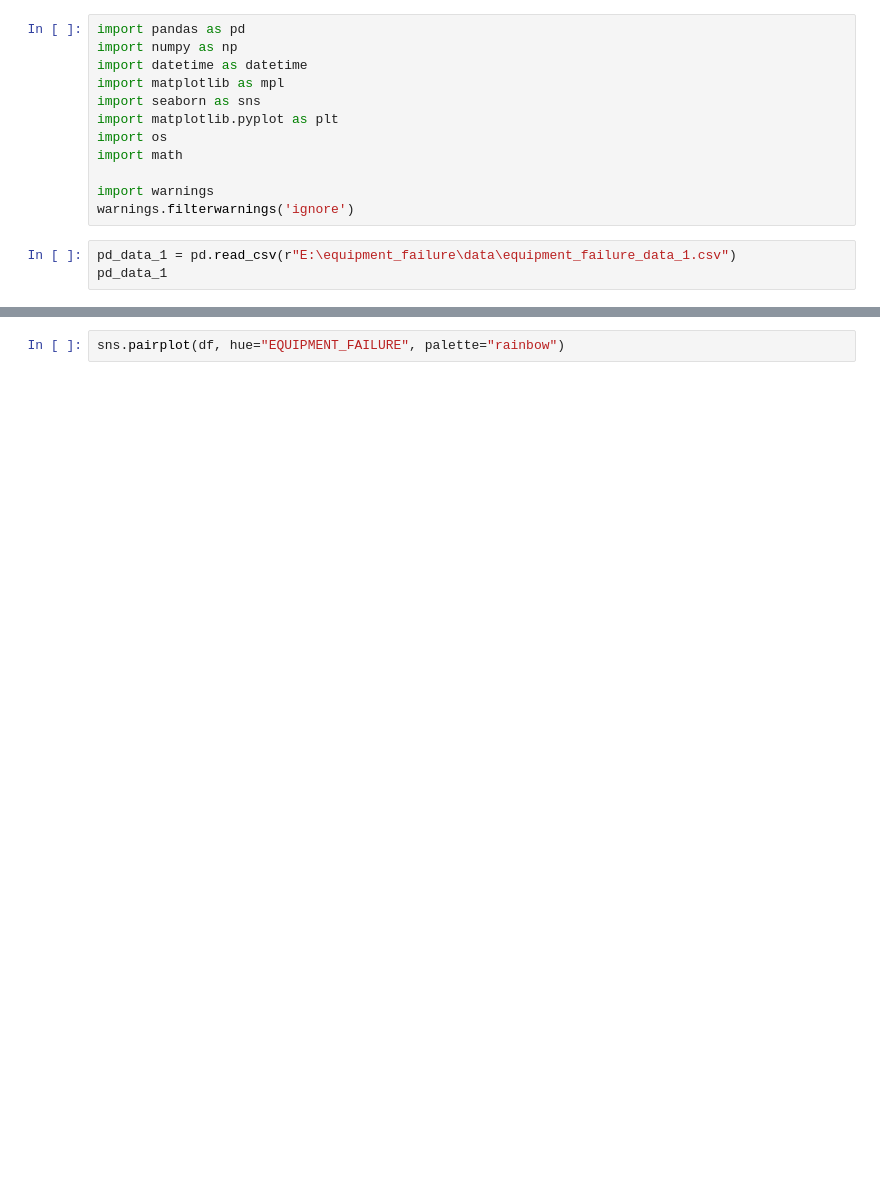
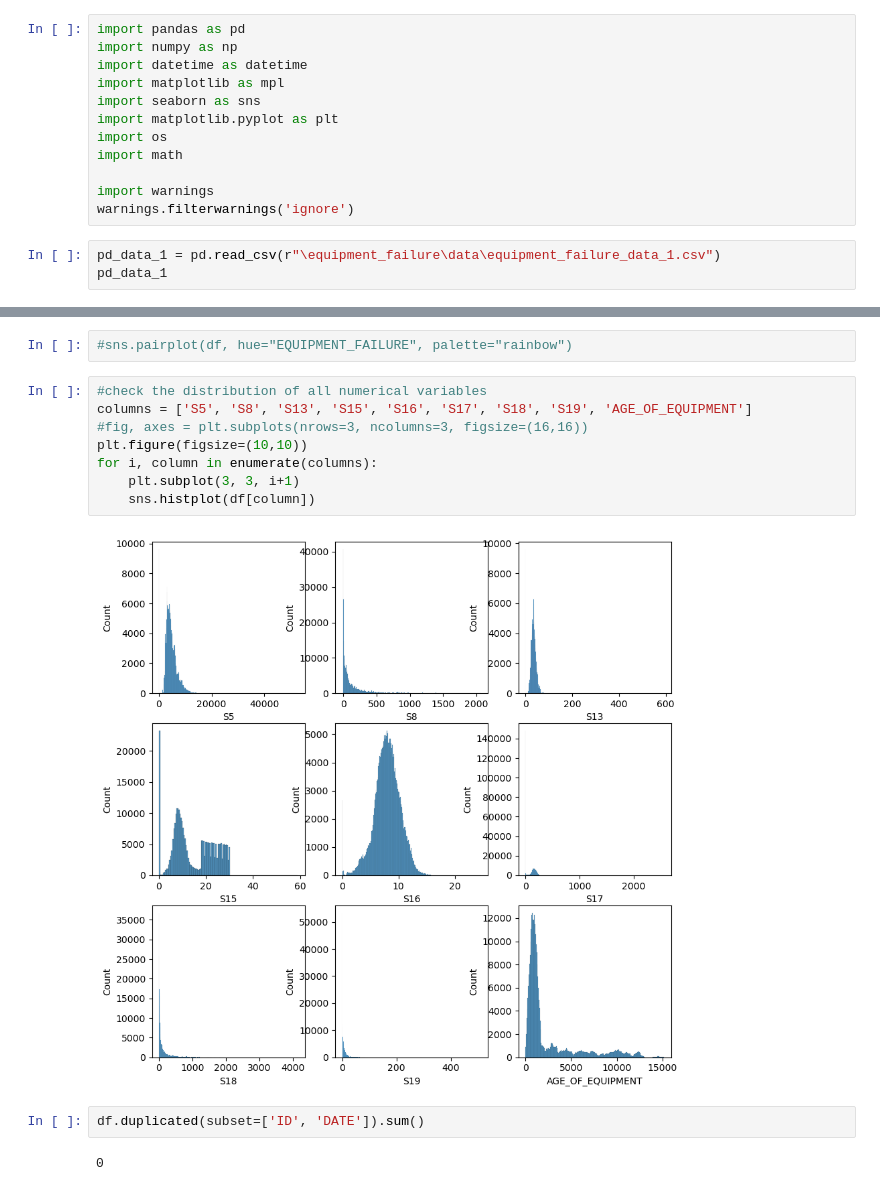
Before and after one commit to amitsas94/equipment_failure, a Jupyter notebook: components/EDA_equipment_failure.ipynb, the cells around one changed output, grey strips where cells are left out. Saved outputs shown, nothing was run; the diff lists cells and outputs as text; blank space fills up the shorter version.

Commit message:
correlation and distribution

```diff
--- a/components/EDA_equipment_failure.ipynb
+++ b/components/EDA_equipment_failure.ipynb
@@ -11,5 +11,5 @@ import math
 import warnings
 warnings.filterwarnings('ignore')
 # %%
-pd_data_1 = pd.read_csv(r"E:\equipment_failure\data\equipment_failure_data_1.csv")
+pd_data_1 = pd.read_csv(r"\equipment_failure\data\equipment_failure_data_1.csv")
 pd_data_1
@@ -36,2 +152,16 @@ df.describe()
 # %%
-sns.pairplot(df, hue="EQUIPMENT_FAILURE", palette="rainbow")
+#sns.pairplot(df, hue="EQUIPMENT_FAILURE", palette="rainbow")
+# %%
+#check the distribution of all numerical variables
+columns = ['S5', 'S8', 'S13', 'S15', 'S16', 'S17', 'S18', 'S19', 'AGE_OF_EQUIPMENT']
+#fig, axes = plt.subplots(nrows=3, ncolumns=3, figsize=(16,16))
+plt.figure(figsize=(10,10))
+for i, column in enumerate(columns):
+    plt.subplot(3, 3, i+1)
+    sns.histplot(df[column])
+# %% [output]
+[figure, added]
+# %%
+df.duplicated(subset=['ID', 'DATE']).sum()
+# %% [output]
+0
```
Also changed, not shown: parts of 14 cells of this notebook.
